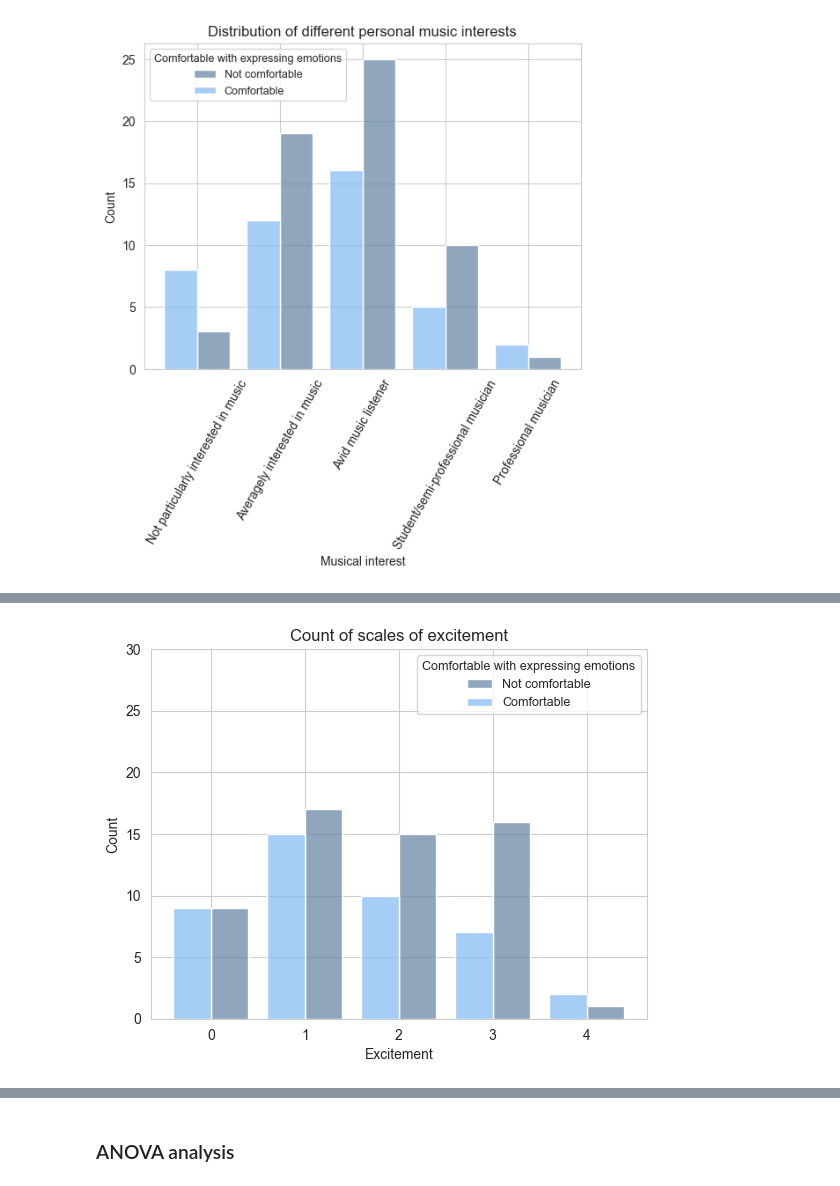
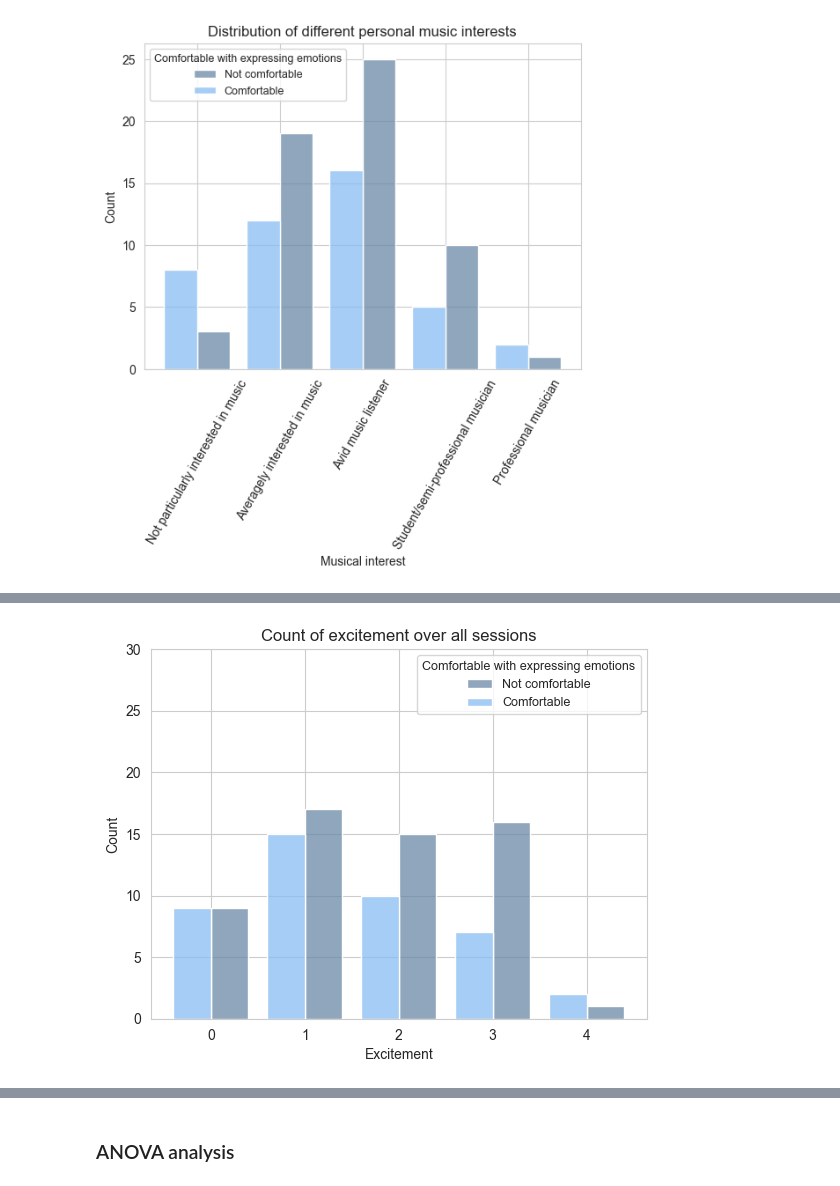
Before and after one commit to ihneskarbovik/IN5060-assignment3, a Jupyter notebook: study.ipynb, the cells around one changed output, grey strips where cells are left out. Saved outputs shown, nothing was run; the diff lists cells and outputs as text; code cells hidden in the pictures.

```diff
--- a/study.ipynb
+++ b/study.ipynb
@@ -67,8 +67,8 @@ pre_data.columns = ['Participant_ID', 'Gender', 'Personal description', 'Comfort
 pre_data = pre_data.applymap(lambda x: x.strip('"') if isinstance(x, str) else x)
 
 during_columns = during.columns
-during_data = during[[during_columns[1], during_columns[2], during_columns[5]]]
-during_data.columns = ['Session_ID', 'Participant_ID', 'Excitement']
+during_data = during[[during_columns[1], during_columns[2], during_columns[4], during_columns[5]]]
+during_data.columns = ['Session_ID', 'Participant_ID', 'Annoyance', 'Excitement']
 during_data = during_data.applymap(lambda x: x.strip('"') if isinstance(x, str) else x)
 
 post_columns = post.columns
@@ -238,13 +242,13 @@ plt.show()
 # %%
 to_plot['Excitement'] = pd.Categorical(to_plot['Excitement'], categories=order, ordered=True)
 
 ax = sns.histplot(data=to_plot, x='Excitement', hue='Comfortable with expressing emotions', palette=colors[1:3], multiple="dodge", shrink=0.8, zorder=3)
-ax.set_title('Count of scales of excitement')
+ax.set_title('Count of excitement over all sessions')
 ax.set_xlabel('Excitement')
 ax.set_ylim(0, 30)
 ax.grid(True, zorder=0)
 ax.legend(title="Comfortable with expressing emotions", fontsize=9, title_fontsize=9, labels=['Not comfortable', 'Comfortable'])
 plt.show()
 # %% [output]
-[figure, old version]
+[figure, new version]
 # %%
```
Also changed, not shown: parts of 10 cells of this notebook.
